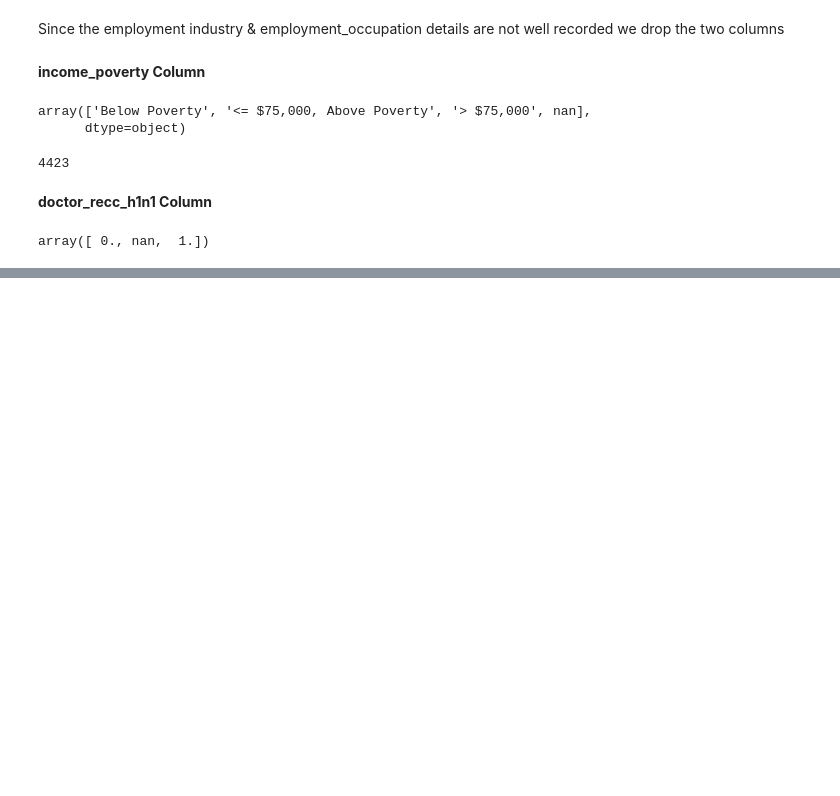
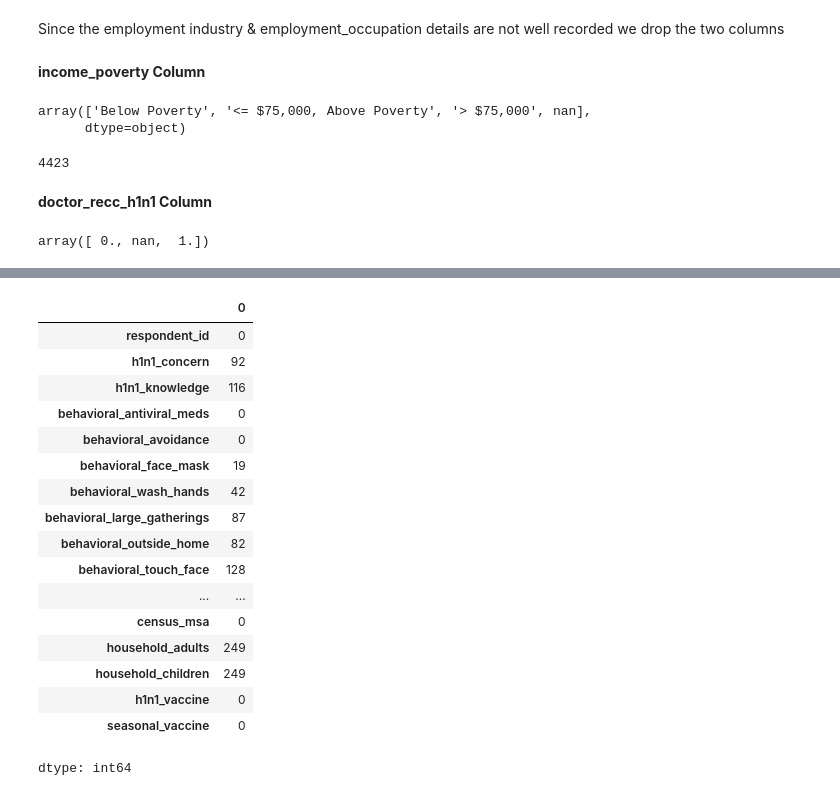
Before and after one commit to KeyMoney22/Flu-Shot-Learning, a Jupyter notebook: Flu_Shot_Learning_Predict_H1N1_and_Seasonal_Flu_Vaccines.ipynb, the cells around one changed output, grey strips where cells are left out. Saved outputs shown, nothing was run; the diff lists cells and outputs as text; code cells hidden in the pictures; blank space fills up the shorter version.

```diff
--- a/Flu_Shot_Learning_Predict_H1N1_and_Seasonal_Flu_Vaccines.ipynb
+++ b/Flu_Shot_Learning_Predict_H1N1_and_Seasonal_Flu_Vaccines.ipynb
@@ -249,0 +264,10 @@ df_train['doctor_recc_h1n1'].fillna(0, inplace=True)
+# %%
+df_train['behavioral_avoidance'].fillna(0, inplace=True)
+# %%
+# Replacing non values with either 1 or 0 based on the ratio 1301:25335 in the behavioral_antiviral_meds column
+
+# Calculating the ratio of 1s to 0s
+ratio_1 = 7271 / (7271 + 19228)
+
+# Filling NaN values with either 1 or 0 based on the calculated ratio
+df_train['behavioral_avoidance'] = df_train['behavioral_avoidance'].fillna(np.random.choice([1, 0], p=[ratio_1, 1 - ratio_1]))
@@ -249,0 +288,29 @@ df_train['doctor_recc_h1n1'].fillna(0, inplace=True)
+# %%
+# Replacing non values with either 1 or 0 based on the ratio 1301:25335 in the behavioral_antiviral_meds column
+
+# Calculating the ratio of 1s to 0s
+ratio_1 = 1301 / (1301 + 25335)
+
+# Filling NaN values with either 1 or 0 based on the calculated ratio
+df_train['behavioral_antiviral_meds'] = df_train['behavioral_antiviral_meds'].fillna(np.random.choice([1, 0], p=[ratio_1, 1 - ratio_1]))
+# %%
+df_train.isnull().sum()
+# %% [output]
+|  | 0 |
+| respondent_id | 0 |
+| h1n1_concern | 92 |
+| h1n1_knowledge | 116 |
+| behavioral_antiviral_meds | 0 |
+| behavioral_avoidance | 0 |
+| behavioral_face_mask | 19 |
+| behavioral_wash_hands | 42 |
+| behavioral_large_gatherings | 87 |
+| behavioral_outside_home | 82 |
+| behavioral_touch_face | 128 |
+| ... | ... |
+| census_msa | 0 |
+| household_adults | 249 |
+| household_children | 249 |
+| h1n1_vaccine | 0 |
+| seasonal_vaccine | 0 |
+dtype: int64
```
Also changed, not shown: parts of 6 cells of this notebook.
